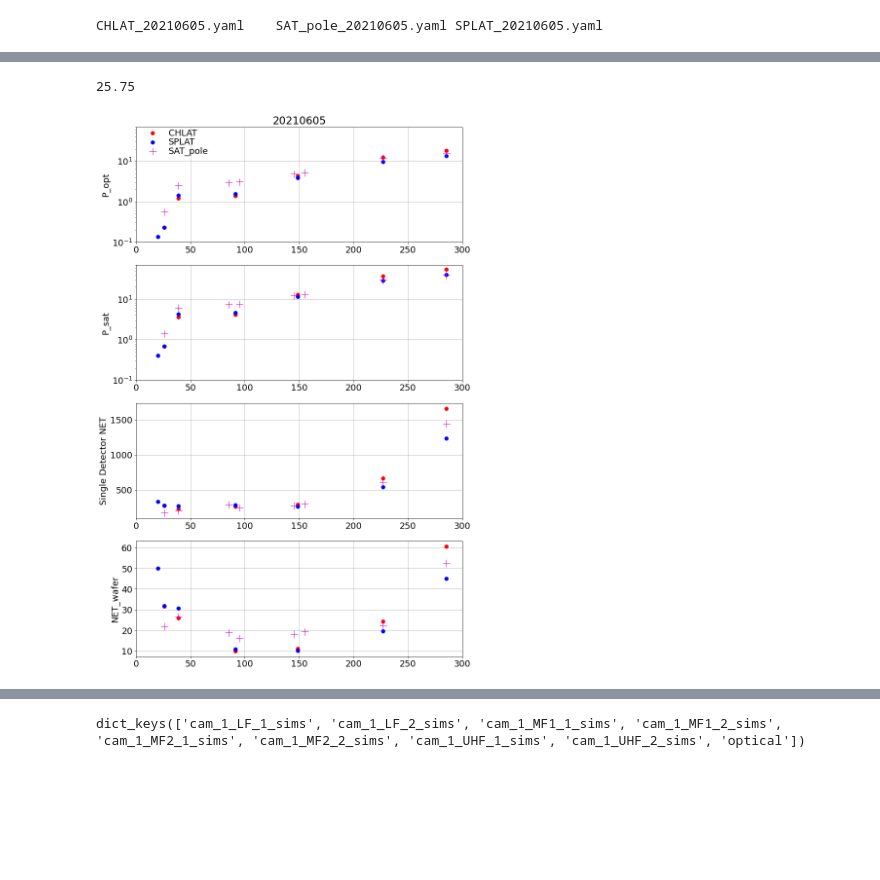
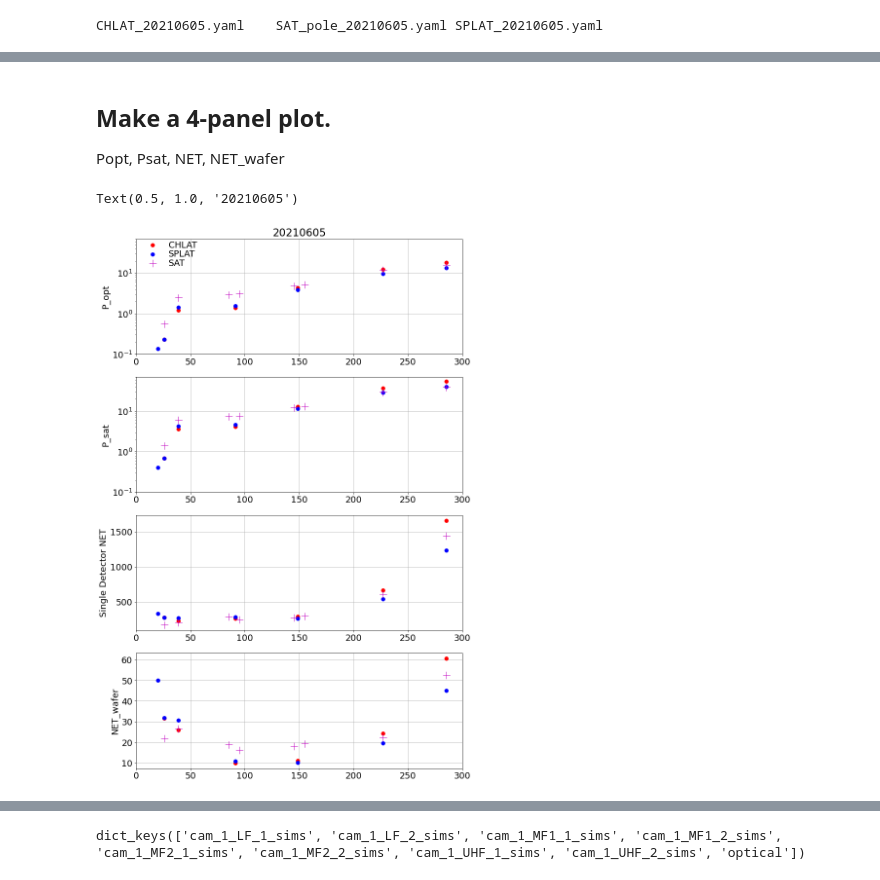
Before and after one commit to CMB-S4/bolo_calc_runs, a Jupyter notebook: pbdr_v2/RunDefaultConfig.ipynb, the cells around one changed output, grey strips where cells are left out. Drawn from its saved outputs; the diff is of its cells as text; code cells hidden in the pictures; blank space fills up the shorter version.

```diff
--- a/pbdr_v2/RunDefaultConfig.ipynb
+++ b/pbdr_v2/RunDefaultConfig.ipynb
@@ -67,8 +88,10 @@ UHF_2 :    39.16  1440.43    52.58
-# %%
-dd['instrument']['camera_config']['elements']['cam_1']['chan_config']['elements']['LF_1']['band_center']
-# %% [output]
-25.75
+# %% [markdown]
+## Make a 4-panel plot.
+Popt, Psat, NET, NET_wafer
 # %%
+# Plot things vs frequency for each telescope
+
+# Set up a 4-panel plot
 plt.clf()
 ax1=plt.subplot(4,1,1)
 ax1.set_ylabel('P_opt')
@@ -88,75 +111,41 @@ ax3.set_xlim(0,300)
 ax3.grid()
 #
 ax4=plt.subplot(4,1,4)
 ax4.set_ylabel('NET_wafer')
 ax4.set_xlim(0,300)
 ax4.grid()
+yfrac = 0.7
 
-data = {}
-yfrac = 0.7
 for yamlfile in yamlfiles:
-    data[yamlfile] = {}
-    dd = yaml.safe_load(open(yamlfile))
-    version_date = str(dd['version']['date'])
-    version_telescope = str(dd['version']['name'])
-    #print('{0:8s}   Psat(pW)   NET    NET_wafer'.format(version_telescope))
-    del dd['version']
-
-    # location of atmosphere file
-    dd['sim_config']['config_dir'] = '../../bolo-calc/config'
-
-    top = Top(**dd)
-    top.run()
-    for chan in top.instrument.tables.keys():
-        if chan.split('_')[0] == 'cam' :
-            chname = chan.split('_')[2] + '_' + chan.split('_')[3]
-            data[yamlfile][chname] = {}
-            popt = top.instrument.tables[chan]['opt_power'][0]
-            data[yamlfile][chname]['popt'] = popt
-            psat = top.instrument.tables[chan]['P_sat'][0]
-            data[yamlfile][chname]['psat'] = psat
-            net = top.instrument.tables[chan]['NET'][0]
-            data[yamlfile][chname]['net'] = net
-            netwafer = top.instrument.tables[chan]['NET_arr'][0]
-            data[yamlfile][chname]['netwafer'] = netwafer
-            data[yamlfile][chname]['bandcenter'] = dd['instrument']['camera_config']['elements']['cam_1']['chan_config']['elements'][chname]['band_center']
-
-
-# Plot things vs frequency for each telescope
-    if version_telescope == 'CHLAT':
+    telescope = yamlfile.split('_')[0]
+    if telescope == 'CHLAT':
         pointtype = '.r'
-    elif version_telescope == 'SPLAT':
+    elif telescope == 'SPLAT':
         pointtype = '.b'
     else:
         pointtype = '+m'
 
-
     for chname in data[yamlfile].keys():
         nu = data[yamlfile][chname]['bandcenter']
         #
-        #ax1= plt.subplot(4,1,1)
         ax1.semilogy(nu, data[yamlfile][chname]['popt'],pointtype, markersize=15 )
-        #
         ax2.semilogy(nu, data[yamlfile][chname]['psat'],pointtype, markersize=15 )
-        #
         ax3.plot(nu, data[yamlfile][chname]['net'],pointtype, markersize=15 )
-        #
         ax4.plot(nu, data[yamlfile][chname]['netwafer'],pointtype, markersize=15 )
         #
-
 
     ymin,ymax = ax1.set_ylim()
     xmin,xmax = ax1.set_xlim()
     xval = xmin+0.05*(xmax-xmin)
     yval = ymin+yfrac*(ymax-ymin)
     ax1.semilogy(xval,yval,pointtype,markersize=15)
-    ax1.text(xval+0.05*(xmax-xmin),yval,version_telescope,verticalalignment='center')
+    ax1.text(xval+0.05*(xmax-xmin),yval,telescope,verticalalignment='center')
     yfrac = yfrac*0.6
 
-    #
-    ax1.grid()
-    ax1.grid()
-    ax1.set_title(version_date)
-    #
+
+ax1.grid()
+ax1.grid()
+ax1.set_title(version_date)
 # %% [output]
+Text(0.5, 1.0, '20210605')
-[figure, old version]
+[figure, new version]
```
Also changed, not shown: parts of 10 cells of this notebook, 3 other files.
